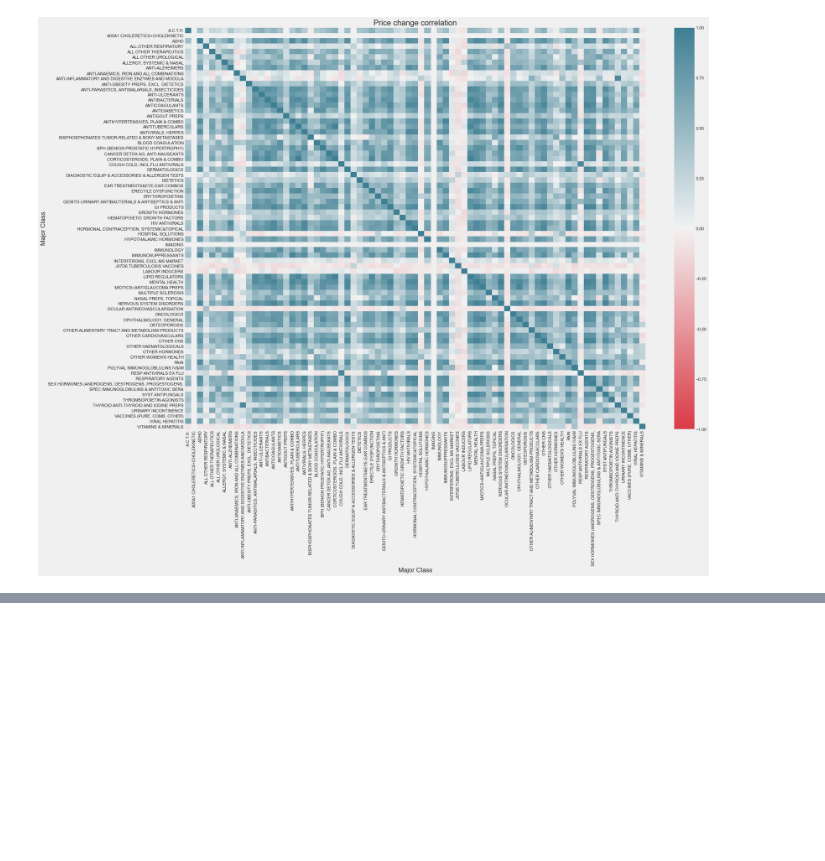
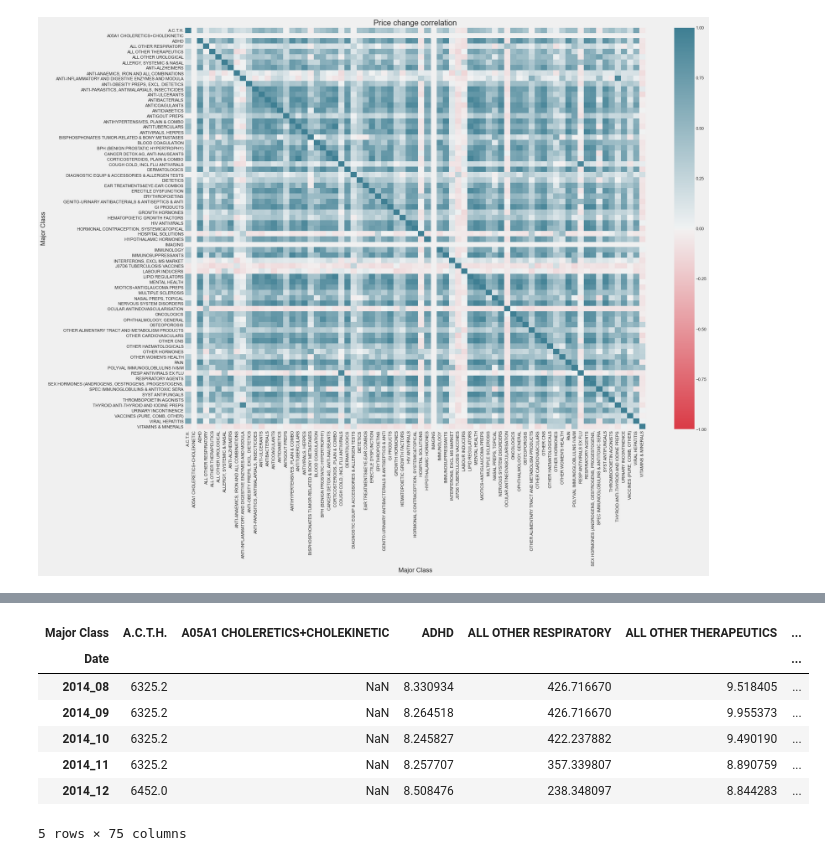
Before and after one commit to pauldoan/CBS_Nephron, a Jupyter notebook: Correlations/Correlations.ipynb, the cells around one changed output, grey strips where cells are left out. Cells and saved outputs as stored; diff of their text form; code cells hidden in the pictures; blank space fills up the shorter version.

```diff
--- a/Correlations/Correlation.ipynb
+++ b/Correlations/Correlations.ipynb
@@ -157,0 +211,20 @@ plt.show()
+# %%
+# Helper function to compute the WAC weighted by TRx
+def weigthed_average(data, quantity, weights):
+    try:
+        return (data[quantity] * data[weights]).sum() / data[weights].sum()
+    except ZeroDivisionError:
+        return data[quantity]
+
+# Creating a table containing volume weighted WAC from month to month for each drug class called weighted_price
+weighted_price = df.groupby(['Major Class', 'Date']).apply(weigthed_average, 'WAC', 'TRx').unstack().transpose()
+weighted_price.head()
+# %% [output]
+| Major Class | A.C.T.H. | A05A1 CHOLERETICS+CHOLEKINETIC | ADHD | ALL OTHER RESPIRATORY | ALL OTHER THERAPEUTICS | ... |
+| Date |  |  |  |  |  | ... |
+| 2014_08 | 6325.2 | NaN | 8.330934 | 426.716670 | 9.518405 | ... |
+| 2014_09 | 6325.2 | NaN | 8.264518 | 426.716670 | 9.955373 | ... |
+| 2014_10 | 6325.2 | NaN | 8.245827 | 422.237882 | 9.490190 | ... |
+| 2014_11 | 6325.2 | NaN | 8.257707 | 357.339807 | 8.890759 | ... |
+| 2014_12 | 6452.0 | NaN | 8.508476 | 238.348097 | 8.844283 | ... |
+5 rows × 75 columns
```
Also changed, not shown: parts of 14 cells of this notebook, 14 other files.
